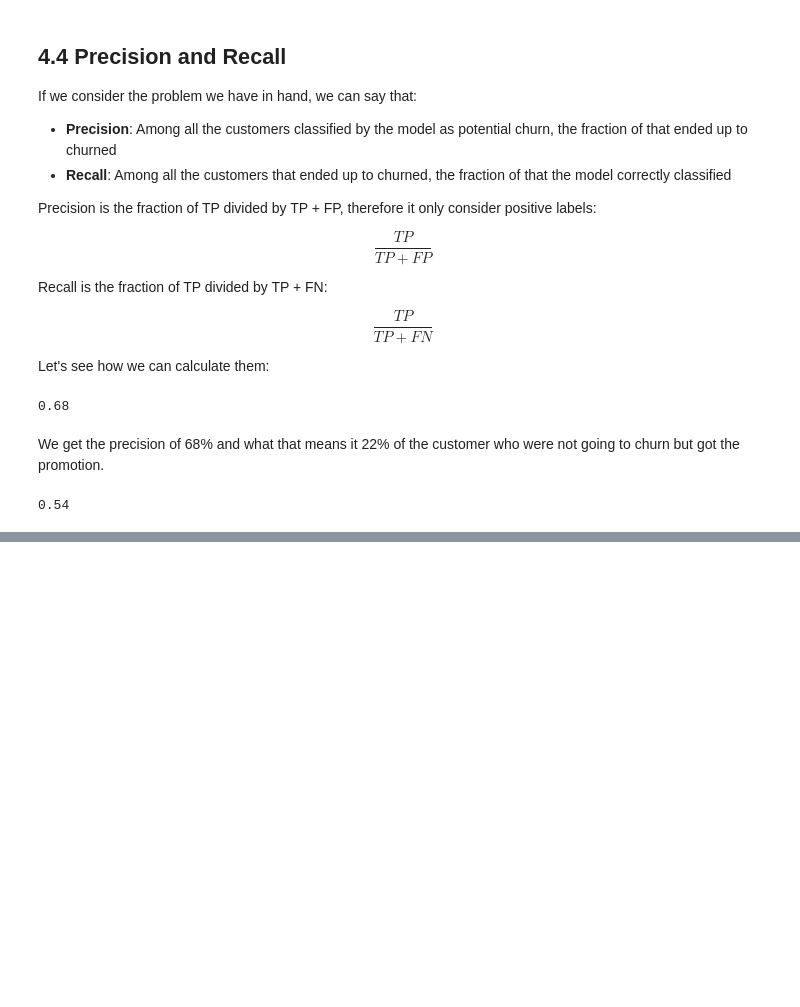
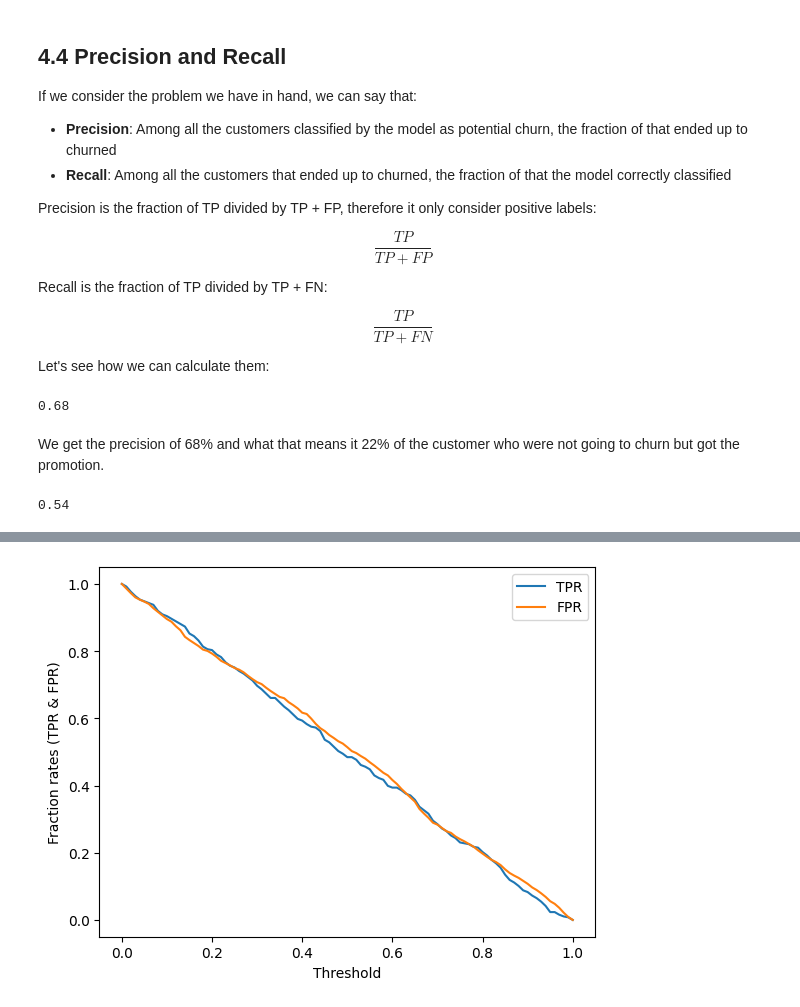
Before and after one commit to MuhammadAwon/ml-engineering, a Jupyter notebook: 04-evaluation/evaluation-metrics-classification.ipynb, the cells around one changed output, grey strips where cells are left out. Cells and saved outputs as stored; diff of their text form; code cells hidden in the pictures; blank space fills up the shorter version.

```diff
--- a/04-evaluation/evaluation-metrics-classification.ipynb
+++ b/04-evaluation/evaluation-metrics-classification.ipynb
@@ -302,0 +415,4 @@ Precision and recall give us the complete picture of the model performance and t
+# %%
+# Create y_rand_pred
+y_rand_pred = np.random.uniform(0, 1, size=len(y_val))
+y_rand_pred
@@ -302,0 +469,4 @@ Precision and recall give us the complete picture of the model performance and t
+# %%
+# Create dataframe for random model
+df_rand = tpr_fpr_dataframe(y_val, y_rand_pred)
+df_rand[::10] # display every 10th row
@@ -302,0 +486,10 @@ Precision and recall give us the complete picture of the model performance and t
+# %%
+# Plot random model tpr and fpr scores
+plt.plot(df_rand.threshold, df_rand['tpr'], label='TPR')
+plt.plot(df_rand.threshold, df_rand['fpr'], label='FPR')
+plt.xlabel('Threshold')
+plt.ylabel('Fraction rates (TPR & FPR)')
+plt.legend()
+plt.show()
+# %% [output]
+[figure, added]
```
Also changed, not shown: parts of 34 cells of this notebook, 1 other file.
